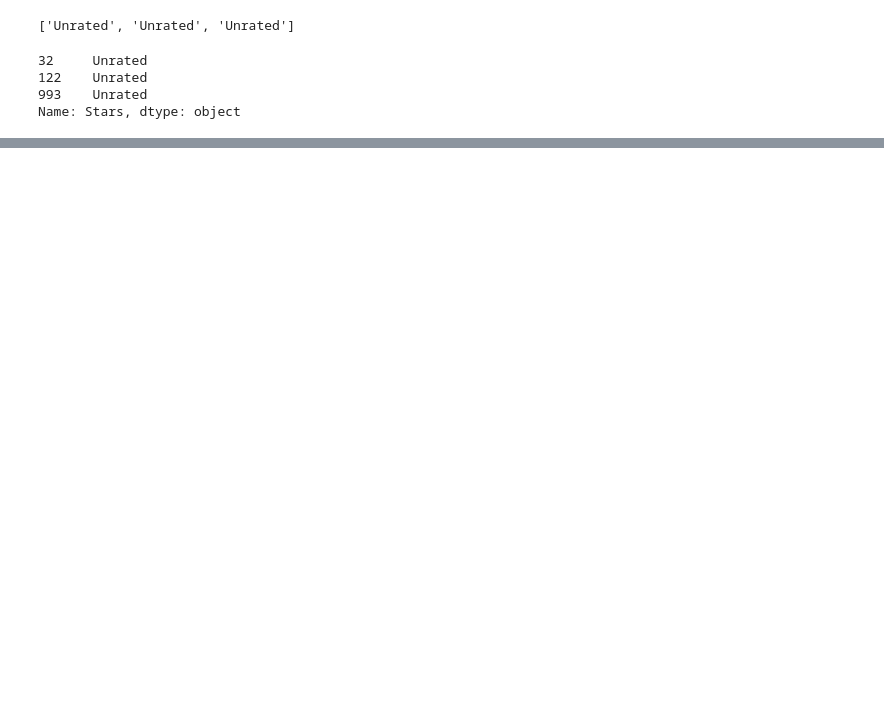
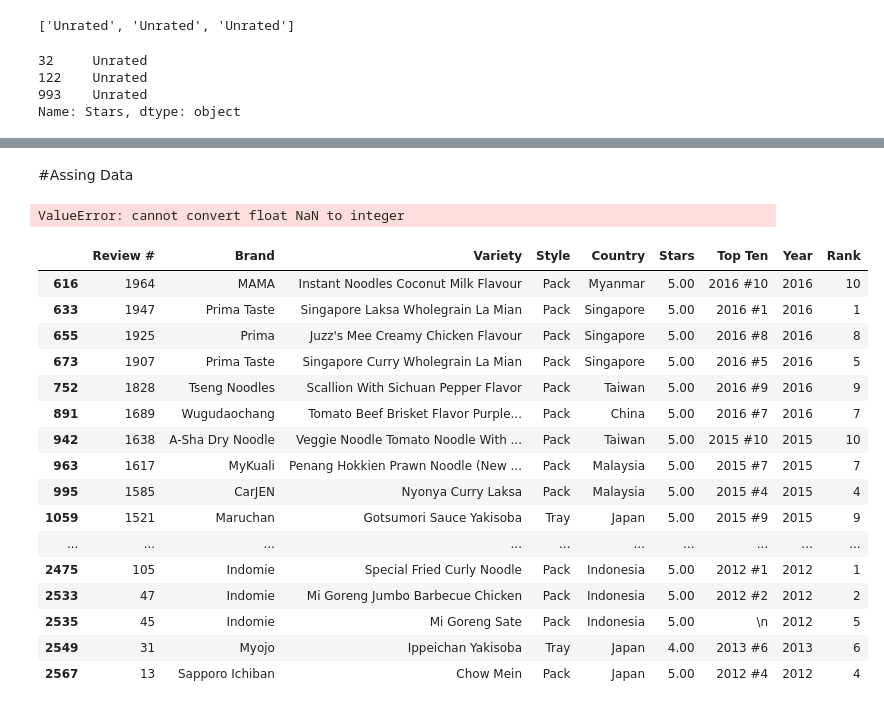
Before and after one commit to gitboode101/coding, a Jupyter notebook: Pandas_&_Numpy/indexing_and_slection/Conditional_selection.ipynb, the cells around one changed output, grey strips where cells are left out. Saved outputs shown, nothing was run; the diff lists cells and outputs as text; code cells hidden in the pictures; blank space fills up the shorter version.

Commit message:
Pandas cond & filter

```diff
--- a/Pandas_&_Numpy/indexing_and_slection/Conditional_selection.ipynb
+++ b/Pandas_&_Numpy/indexing_and_slection/Conditional_selection.ipynb
@@ -88,0 +173,48 @@ data.loc[data['Stars'] > 2.5]
+# %% [markdown]
+#Assing Data
+# %%
+try :
+    data['Top Ten']=data['Top Ten'].astype(int)
+except ValueError :
+      data[['Year','Rank']]=data['Top Ten'] = data['Top Ten'].str.extract(r'(\d{4})\s+#(\d)').astype(int)
+# %% [output]
+ValueError: cannot convert float NaN to integer
+# %%
+#drop
+
+# Extract the year and ranking from Top Ten
+df =data.loc[data['Top Ten'].notnull()]
+df = df.copy()
+
+extracted = df['Top Ten'].str.extract(r'(\d{4})\s+#(\d+)')  #filter [2016#10] \d(4 number) plus 1 \d(1 number) //first and seconf columens
+
+
+
+#insert 2 new columens in the DataFrame
+df.loc[:,'Year'] = pd.to_numeric(extracted[0],errors ='coerce').astype('Int64') # str to int //Int suport Nan Value big I but int not
+                                 # extracted[0] the first columns (\d{4}) == Year
+df.loc[:,'Rank'] = pd.to_numeric(extracted[1],errors='coerce').astype('Int64')
+                                 # extracted[1] the second columns (\d+) == Rank
+df.loc[:,'Year'] = df['Year'].ffill().bfill() # return value from last line
+df.loc[:,'Rank'] = df['Rank'].fillna(5) # if Ranke =0 return 5
+# df.drop(columns=['Year', 'Rank'], errors='ignore', inplace=True)
+
+df
+# %% [output]
+|  | Review # | Brand | Variety | Style | Country | Stars | Top Ten | Year | Rank |
+| 616 | 1964 | MAMA | Instant Noodles Coconut Milk Flavour | Pack | Myanmar | 5.00 | 2016 #10 | 2016 | 10 |
+| 633 | 1947 | Prima Taste | Singapore Laksa Wholegrain La Mian | Pack | Singapore | 5.00 | 2016 #1 | 2016 | 1 |
+| 655 | 1925 | Prima | Juzz's Mee Creamy Chicken Flavour | Pack | Singapore | 5.00 | 2016 #8 | 2016 | 8 |
+| 673 | 1907 | Prima Taste | Singapore Curry Wholegrain La Mian | Pack | Singapore | 5.00 | 2016 #5 | 2016 | 5 |
+| 752 | 1828 | Tseng Noodles | Scallion With Sichuan Pepper Flavor | Pack | Taiwan | 5.00 | 2016 #9 | 2016 | 9 |
+| 891 | 1689 | Wugudaochang | Tomato Beef Brisket Flavor Purple... | Pack | China | 5.00 | 2016 #7 | 2016 | 7 |
+| 942 | 1638 | A-Sha Dry Noodle | Veggie Noodle Tomato Noodle With ... | Pack | Taiwan | 5.00 | 2015 #10 | 2015 | 10 |
+| 963 | 1617 | MyKuali | Penang Hokkien Prawn Noodle (New ... | Pack | Malaysia | 5.00 | 2015 #7 | 2015 | 7 |
+| 995 | 1585 | CarJEN | Nyonya Curry Laksa | Pack | Malaysia | 5.00 | 2015 #4 | 2015 | 4 |
+| 1059 | 1521 | Maruchan | Gotsumori Sauce Yakisoba | Tray | Japan | 5.00 | 2015 #9 | 2015 | 9 |
+| ... | ... | ... | ... | ... | ... | ... | ... | ... | ... |
+| 2475 | 105 | Indomie | Special Fried Curly Noodle | Pack | Indonesia | 5.00 | 2012 #1 | 2012 | 1 |
+| 2533 | 47 | Indomie | Mi Goreng Jumbo Barbecue Chicken | Pack | Indonesia | 5.00 | 2012 #2 | 2012 | 2 |
+| 2535 | 45 | Indomie | Mi Goreng Sate | Pack | Indonesia | 5.00 | \n | 2012 | 5 |
+| 2549 | 31 | Myojo | Ippeichan Yakisoba | Tray | Japan | 4.00 | 2013 #6 | 2013 | 6 |
+| 2567 | 13 | Sapporo Ichiban | Chow Mein | Pack | Japan | 5.00 | 2012 #4 | 2012 | 4 |
```
Also changed, not shown: parts of 11 cells of this notebook, 1 other file.
